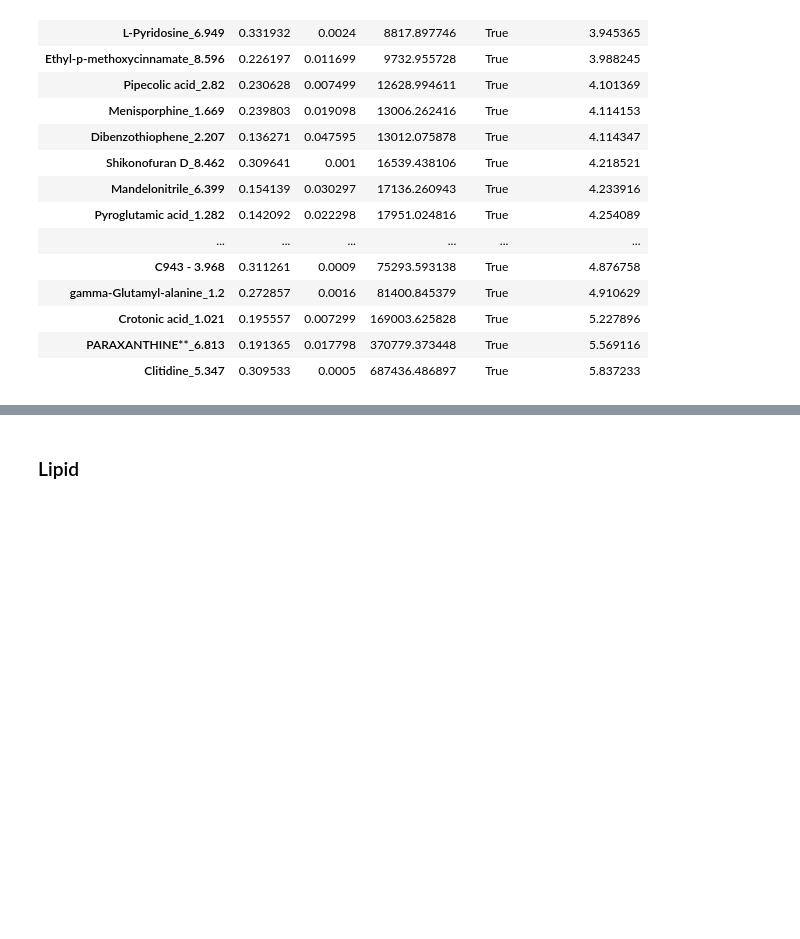
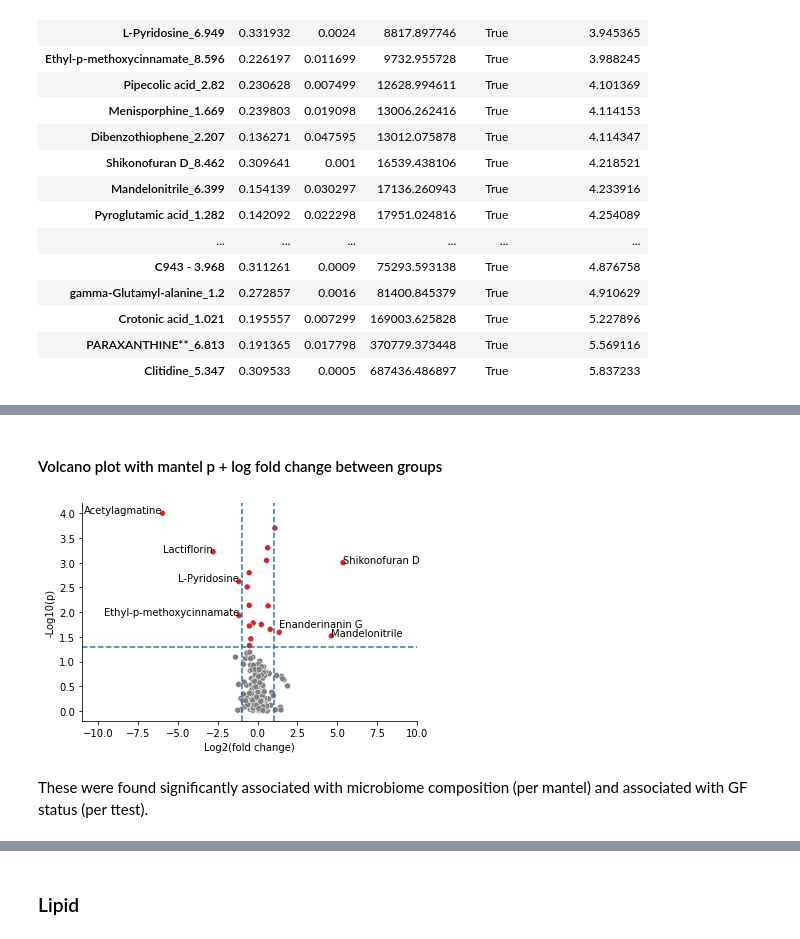
Before and after one commit to sterrettJD/GT-micro-metabo, a Jupyter notebook: analysis/GT_in_plasma.ipynb, the cells around one changed output, grey strips where cells are left out. Drawn from its saved outputs; the diff is of its cells as text; code cells hidden in the pictures; blank space fills up the shorter version.

```diff
--- a/analysis/GT_in_plasma.ipynb
+++ b/analysis/GT_in_plasma.ipynb
@@ -565,0 +513,2 @@ gf_ttest_sig_aqueous.intersection(mantel_sig_aqueous)
+# %% [markdown]
+#### Volcano plot with mantel p + log fold change between groups
@@ -565,0 +520,40 @@ gf_ttest_sig_aqueous.intersection(mantel_sig_aqueous)
+# %%
+ax = sns.scatterplot(x="Log2(fold change)", y="-Log10(p)",
+                     hue="P<0.05", palette=["tab:grey", "tab:red"],
+                     data=aqueous_comb_volcano_df,
+                     legend=False)
+
+# add lines
+ax.axhline(-np.log10(0.05), ls="--")
+ax.axvline(np.log2(2), ls="--")
+ax.axvline(-np.log2(2), ls="--")
+
+# plot names
+for ind in aqueous_comb_volcano_df.loc[
+    (aqueous_comb_volcano_df["P<0.05"]) &
+    (aqueous_comb_volcano_df["Log2(fold change)"].apply(np.abs)>1)].index:
+
+    if ind.startswith("C")==False:
+        if aqueous_comb_volcano_df.loc[ind, "Log2(fold change)"] > 0:
+            if ind=="Enanderinanin G_9.541":# this one was overlapping
+                ax.text(x=aqueous_comb_volcano_df.loc[ind, "Log2(fold change)"],
+                    y=aqueous_comb_volcano_df.loc[ind, "-Log10(p)"]+0.1,
+                    s=ind.split("_")[0].split(" - ")[0])
+
+            else:
+                ax.text(x=aqueous_comb_volcano_df.loc[ind, "Log2(fold change)"],
+                        y=aqueous_comb_volcano_df.loc[ind, "-Log10(p)"],
+                        s=ind.split("_")[0].split(" - ")[0])
+
+        else:
+            ax.text(x=aqueous_comb_volcano_df.loc[ind, "Log2(fold change)"],
+                    y=aqueous_comb_volcano_df.loc[ind, "-Log10(p)"],
+                    s=ind.split("_")[0].split(" - ")[0],
+                    ha="right") #adjust horizontal alignment
+
+
+ax.set(xlim=(-11,10))
+ax.spines[["top","right"]].set_visible(False)
+plt.show()
+# %% [output]
+[figure, added]
@@ -565,0 +563,2 @@ gf_ttest_sig_aqueous.intersection(mantel_sig_aqueous)
+# %% [markdown]
+These were found significantly associated with microbiome composition (per mantel) and associated with GF status (per ttest).
```
Also changed, not shown: parts of 59 cells of this notebook.
